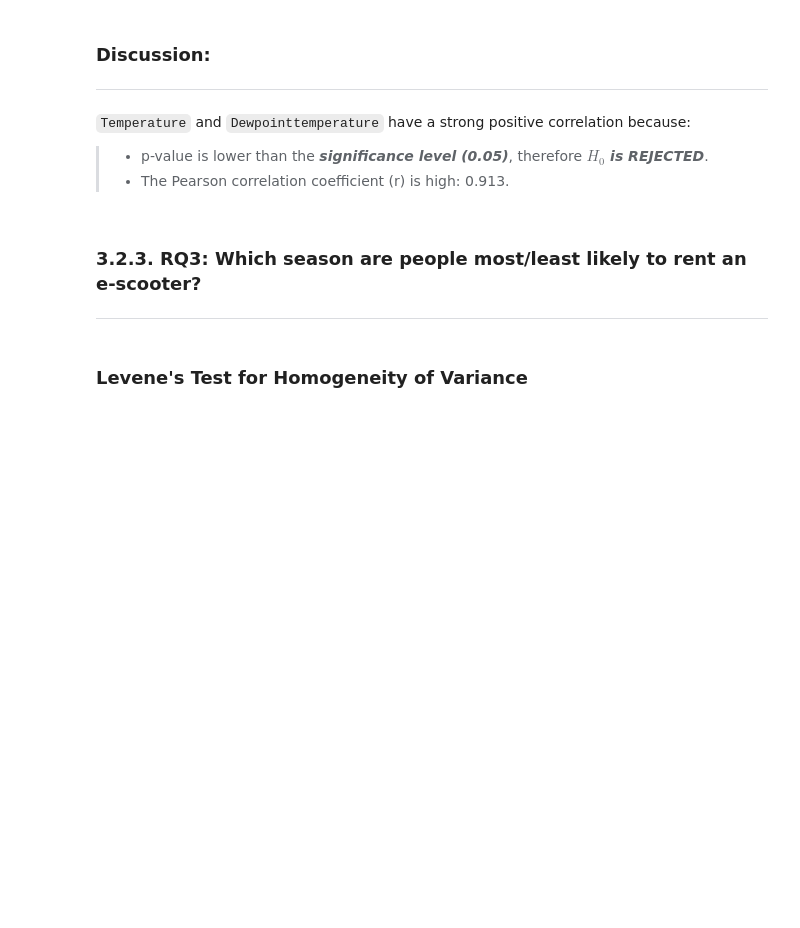
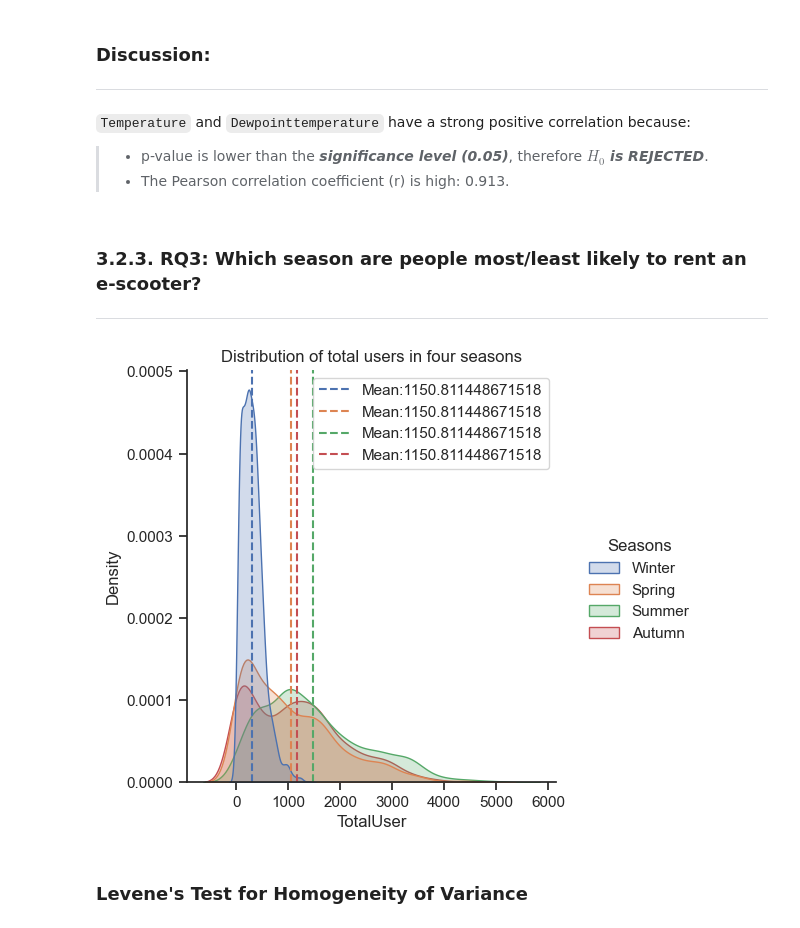
Before and after one commit to ChauHuynh1/Station_analysis, a Jupyter notebook: ResearchMethod.ipynb, the cells around one changed output. Cells and saved outputs as stored; diff of their text form; code cells hidden in the pictures; blank space fills up the shorter version.

```diff
--- a/ResearchMethod.ipynb
+++ b/ResearchMethod.ipynb
@@ -994,6 +989,33 @@ sns.scatterplot(x="Temperature(°C)", y="Dewpointtemperature(°C)", data=df);
 <a id="3.2.3"></a>
 ### 3.2.3. RQ3: Which season are people most/least likely to rent an e-scooter?
 ****
+# %%
+sns.displot(df, x='TotalUser', hue='Seasons', kind='kde', fill = True).set(title='Distribution of total users in four seasons')
+
+plt.axvline(df['TotalUser'][df['Seasons'] == 'Winter'].mean(),
+            color='C0',
+            linestyle='--',
+            label='Mean:' + str(df['TotalUser'][df['Below0'] == 'No'].mean()))
+
+plt.axvline(df['TotalUser'][df['Seasons'] == 'Spring'].mean(),
+            color='C1',
+            linestyle='--',
+            label='Mean:' + str(df['TotalUser'][df['Below0'] == 'No'].mean()))
+
+plt.axvline(df['TotalUser'][df['Seasons'] == 'Summer'].mean(),
+            color='g',
+            linestyle='--',
+            label='Mean:' + str(df['TotalUser'][df['Below0'] == 'No'].mean()))
+
+plt.axvline(df['TotalUser'][df['Seasons'] == 'Autumn'].mean(),
+            color='r',
+            linestyle='--',
+            label='Mean:' + str(df['TotalUser'][df['Below0'] == 'No'].mean()))
+
+plt.legend(loc='best');
+plt.show()
+# %% [output]
+[figure, added]
 # %% [markdown]
 ### Levene's Test for Homogeneity of Variance
 # %%
```
Also changed, not shown: parts of 67 cells of this notebook, 1 other file.
